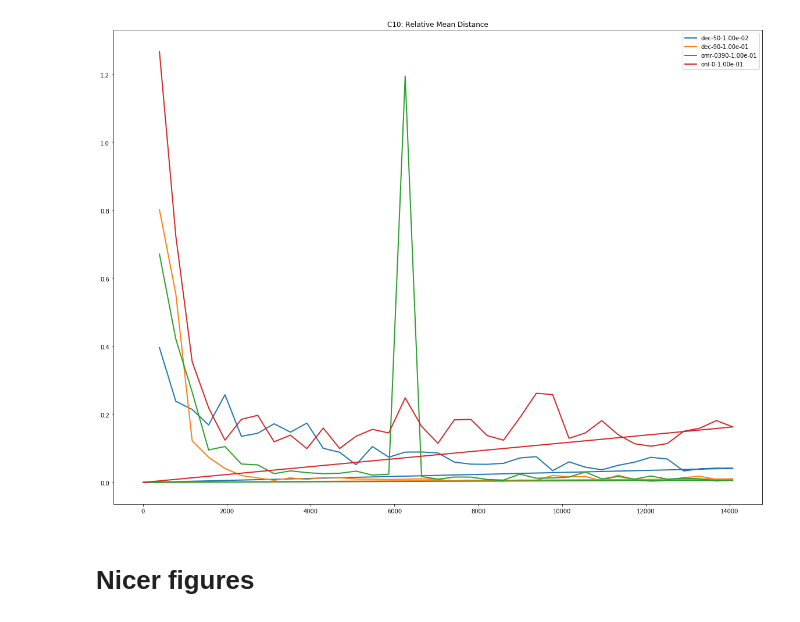
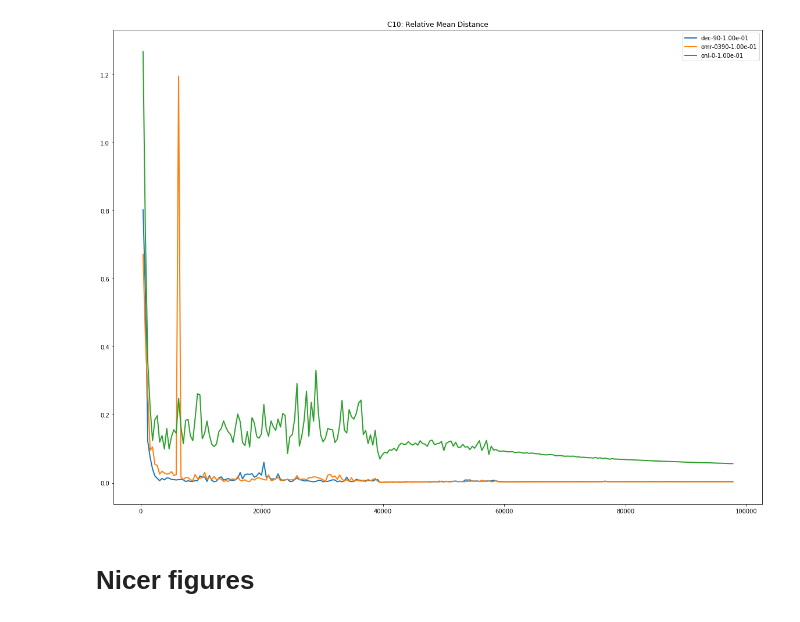
Before and after one commit to tmensink/deepncm, a Jupyter notebook: deepncm_figures.ipynb, the cells around one changed output. Cells and saved outputs as stored; diff of their text form; code cells hidden in the pictures.

```diff
--- a/deepncm_figures.ipynb
+++ b/deepncm_figures.ipynb
@@ -141,9 +141,10 @@ plt.show()
 # %%
 plt.figure(1,figsize=[20,15])
-plot_results_rmd(rdict=c10dict,m=["onlinemean","omreset","decaymean"],opp="|",tStr="C10: Relative Mean Distance")
+plot_results_rmd(rdict=c10dict,m=["onlinemean","omreset","decaymean_d90"],opp="|",tStr="C10: Relative Mean Distance")
+plt.savefig("figs/exp_cifar10_relative_mean_distance.png",dpi=150,bbox_inches="tight",pad_inches=0.1,transparent=False,facecolor='w')
 plt.show()
 # %% [output]
-[figure, old version]
+[figure, new version]
 # %% [markdown]
 # Nicer figures
 # %%
```
Also changed, not shown: parts of 3 cells of this notebook, 4 other files.
